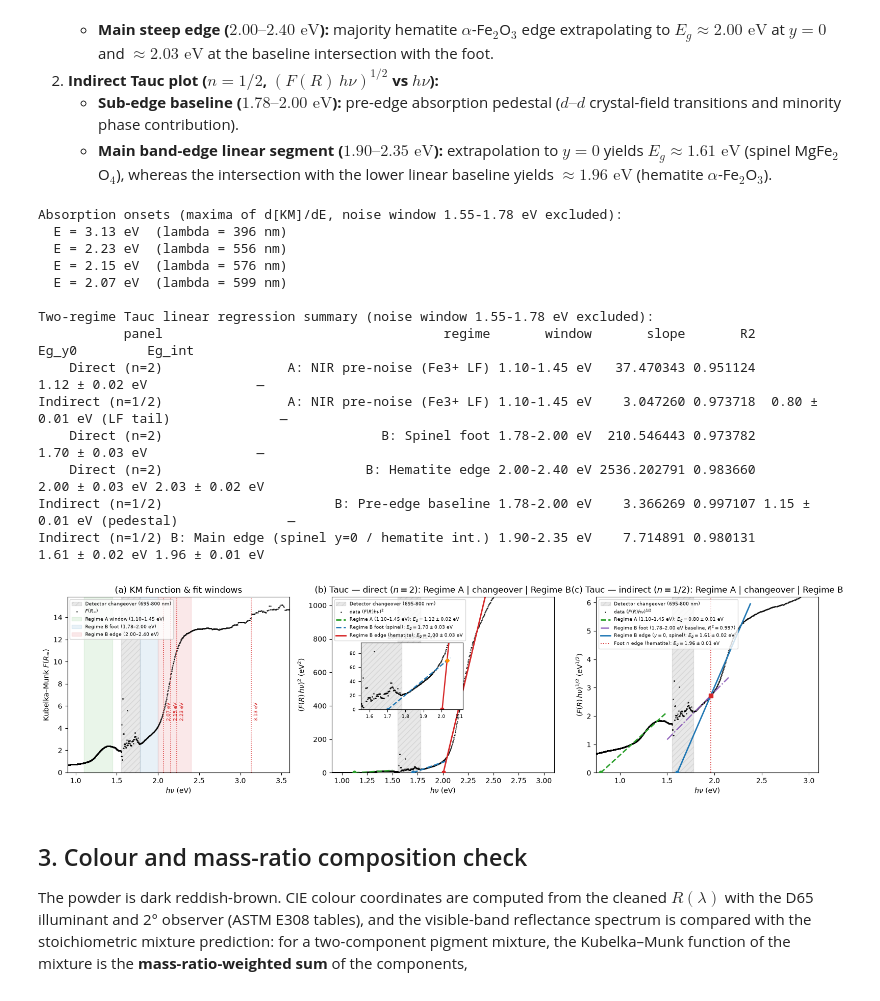
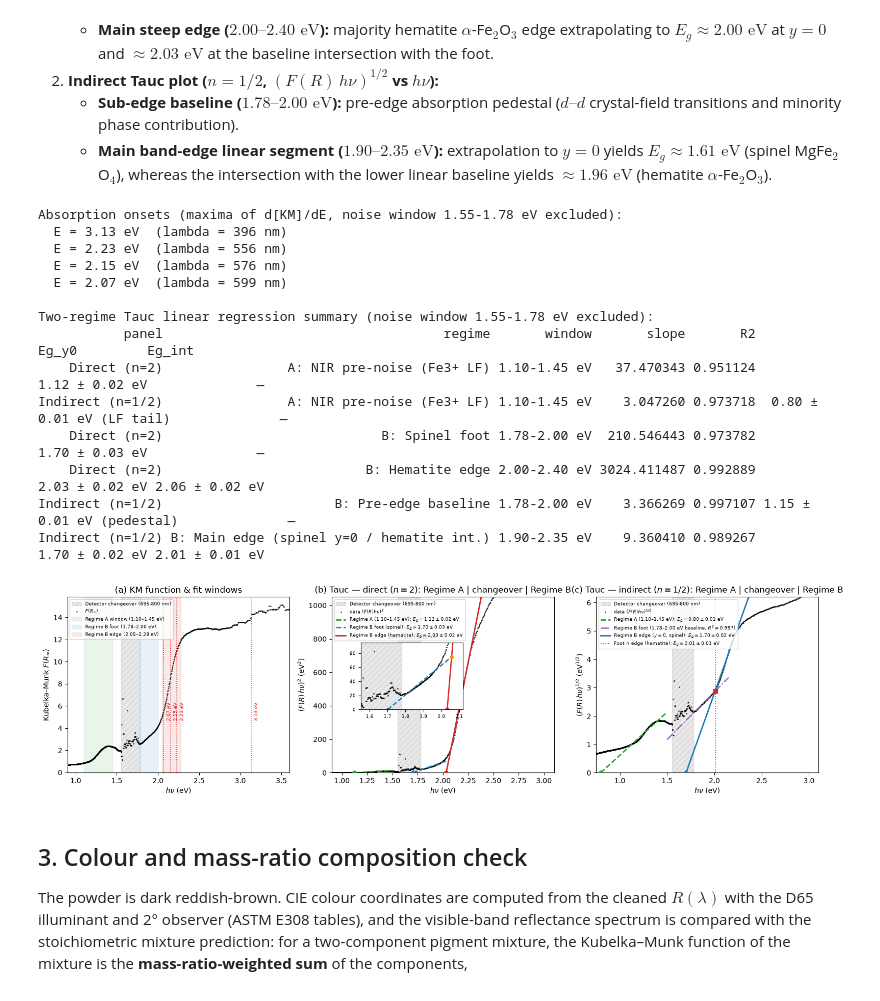
Before and after one commit to rifu-uni/tcb, a Jupyter notebook: analysis/notebooks/uvvis_analysis.ipynb, the cells around one changed output. Cells and saved outputs as stored; diff of their text form; code cells hidden in the pictures.

```diff
--- a/analysis/notebooks/uvvis_analysis.ipynb
+++ b/analysis/notebooks/uvvis_analysis.ipynb
@@ -177,11 +177,11 @@ regimeA_indirect = fit_tauc_linear_regime(E, FR, 0.5, (1.10, 1.45), 'Regime A (N
 
 # --- Regime B (post-noise visible): spinel foot + hematite interband edge
 direct_spinel = fit_tauc_linear_regime(E, FR, 2.0, (1.78, 2.00), 'Regime B: spinel MgFe2O4')
-direct_hematite = fit_tauc_linear_regime(E, FR, 2.0, (2.00, 2.40), 'Regime B: hematite a-Fe2O3')
+direct_hematite = fit_tauc_linear_regime(E, FR, 2.0, (2.05, 2.28), 'Regime B: hematite a-Fe2O3')
 e_int_dir, de_int_dir, y_int_dir = compute_line_intersection(direct_spinel, direct_hematite)
 
 indirect_baseline = fit_tauc_linear_regime(E, FR, 0.5, (1.78, 2.00), 'Regime B: sub-edge baseline')
-indirect_edge = fit_tauc_linear_regime(E, FR, 0.5, (1.90, 2.35), 'Regime B: spinel MgFe2O4 (y=0)')
+indirect_edge = fit_tauc_linear_regime(E, FR, 0.5, (2.02, 2.28), 'Regime B: spinel MgFe2O4 (y=0)')
 e_int_ind, de_int_ind, y_int_ind = compute_line_intersection(indirect_baseline, indirect_edge)
 
 fit_table = pd.DataFrame([
@@ -223,7 +223,7 @@ for p in pk[:6]:
                  textcoords='offset points', xytext=(3, 0), color='tab:red')
 ax0.axvspan(1.10, 1.45, color='tab:green', alpha=0.10, label='Regime A window (1.10–1.45 eV)')
 ax0.axvspan(1.78, 2.00, color='tab:blue', alpha=0.10, label='Regime B foot (1.78–2.00 eV)')
-ax0.axvspan(2.00, 2.40, color='tab:red', alpha=0.10, label='Regime B edge (2.00–2.40 eV)')
+ax0.axvspan(2.05, 2.28, color='tab:red', alpha=0.10, label='Regime B edge (2.05–2.28 eV)')
 ax0.set_xlabel('$h\\nu$ (eV)')
 ax0.set_ylabel('Kubelka–Munk $F(R_\\infty)$')
 ax0.set_title('(a) KM function & fit windows')
@@ -300,36 +300,36 @@ ax2.plot(xs_ie, np.maximum(0, indirect_edge['slope'] * xs_ie + indirect_edge['in
          label=f"Regime B edge ($y=0$, spinel): $E_g = {indirect_edge['Eg']:.2f} \\pm {indirect_edge['dEg']:.2f}$ eV")
 
 ax2.plot([regimeA_indirect['Eg']], [0], 'o', color='tab:green', ms=5, zorder=5)
 ax2.plot([indirect_edge['Eg']], [0], 'o', color='tab:blue', ms=5, zorder=5)
 ax2.plot([e_int_ind], [y_int_ind], 's', color='tab:red', ms=5.5, zorder=6)
 ax2.axvline(e_int_ind, color='tab:red', ls=':', lw=1.3,
             label=f"Foot $\\cap$ edge (hematite): $E_g = {e_int_ind:.2f} \\pm {de_int_ind:.2f}$ eV")
 ax2.set_xlim(0.75, 3.1)
 ax2.set_ylim(0, 6.2)
 ax2.set_xlabel('$h\\nu$ (eV)')
 ax2.set_ylabel('$(F(R)\\,h\\nu)^{1/2}$ (eV$^{1/2}$)')
 ax2.set_title('(c) Tauc — indirect ($n=1/2$): Regime A | changeover | Regime B')
 ax2.legend(fontsize=6.8, loc='upper left')
 
 fig.tight_layout()
 fig.savefig(FIGS / 'uvvis_tauc.png', dpi=200, bbox_inches='tight')
 plt.show()
 # %% [output]
 Absorption onsets (maxima of d[KM]/dE, noise window 1.55-1.78 eV excluded):
   E = 3.13 eV  (lambda = 396 nm)
   E = 2.23 eV  (lambda = 556 nm)
   E = 2.15 eV  (lambda = 576 nm)
   E = 2.07 eV  (lambda = 599 nm)
 
 Two-regime Tauc linear regression summary (noise window 1.55-1.78 eV excluded):
            panel                                    regime       window       slope       R2                     Eg_y0         Eg_int
     Direct (n=2)                A: NIR pre-noise (Fe3+ LF) 1.10-1.45 eV   37.470343 0.951124            1.12 ± 0.02 eV              —
 Indirect (n=1/2)                A: NIR pre-noise (Fe3+ LF) 1.10-1.45 eV    3.047260 0.973718  0.80 ± 0.01 eV (LF tail)              —
     Direct (n=2)                            B: Spinel foot 1.78-2.00 eV  210.546443 0.973782            1.70 ± 0.03 eV              —
-    Direct (n=2)                          B: Hematite edge 2.00-2.40 eV 2536.202791 0.983660            2.00 ± 0.03 eV 2.03 ± 0.02 eV
+    Direct (n=2)                          B: Hematite edge 2.00-2.40 eV 3024.411487 0.992889            2.03 ± 0.02 eV 2.06 ± 0.02 eV
 Indirect (n=1/2)                      B: Pre-edge baseline 1.78-2.00 eV    3.366269 0.997107 1.15 ± 0.01 eV (pedestal)              —
-Indirect (n=1/2) B: Main edge (spinel y=0 / hematite int.) 1.90-2.35 eV    7.714891 0.980131            1.61 ± 0.02 eV 1.96 ± 0.01 eV
+Indirect (n=1/2) B: Main edge (spinel y=0 / hematite int.) 1.90-2.35 eV    9.360410 0.989267            1.70 ± 0.02 eV 2.01 ± 0.01 eV
-[figure, old version]
+[figure, new version]
 # %% [markdown]
 ## 3. Colour and mass-ratio composition check
 
```
Also changed, not shown: parts of 1 cell of this notebook, 51 other files.
